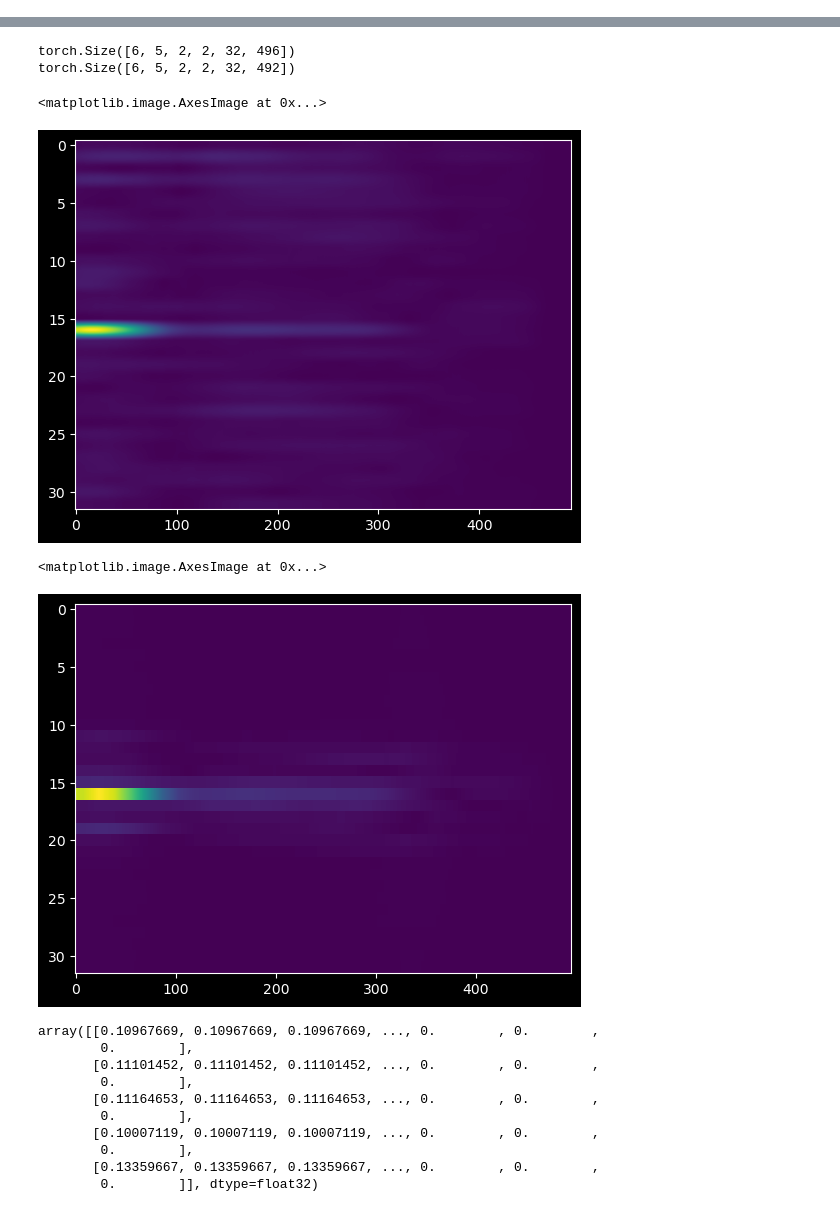
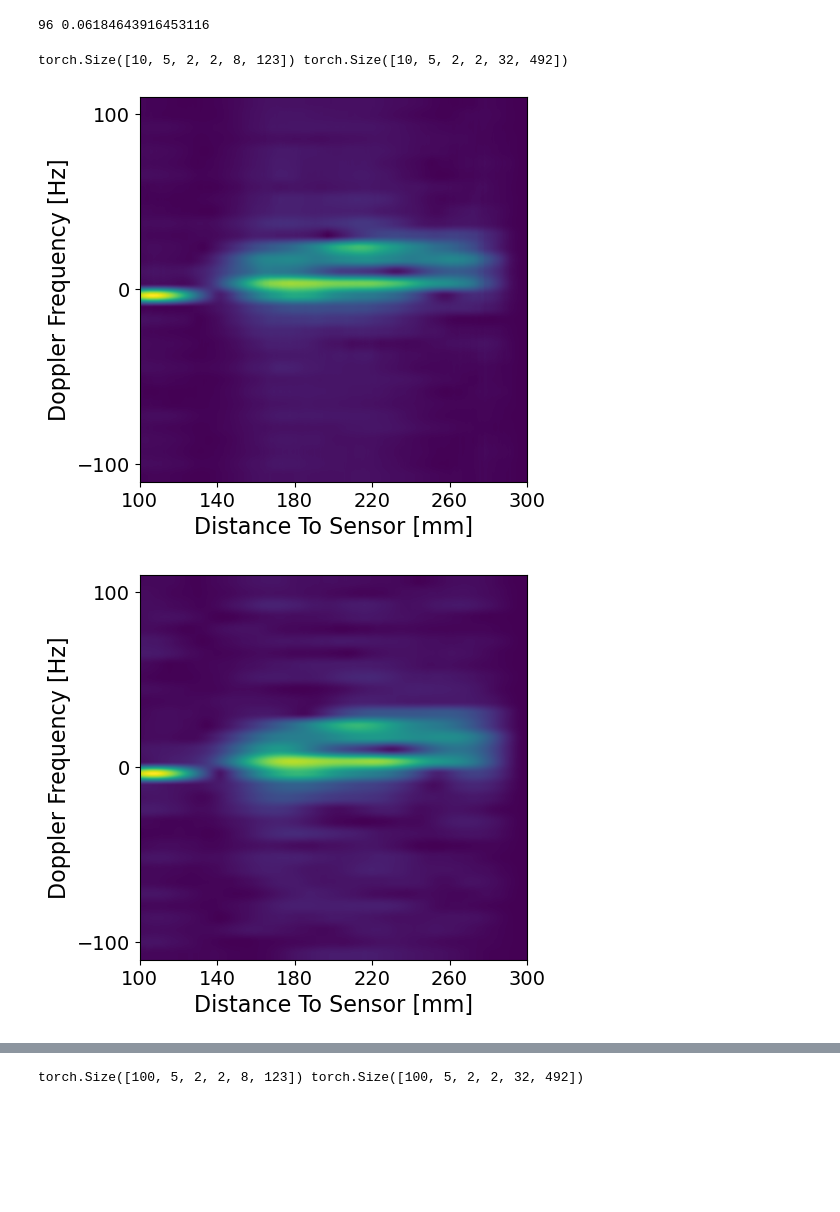
Before and after one commit to NetanelBlumenfeld/Radar-Sr-Classifer, a Jupyter notebook: python/gestures/notebooks/results.ipynb, the cells around one changed output, grey strips where cells are left out. Cells and saved outputs as stored; diff of their text form; code cells hidden in the pictures; blank space fills up the shorter version.

```diff
--- a/python/gestures/notebooks/results.ipynb
+++ b/python/gestures/notebooks/results.ipynb
@@ -37,0 +112,30 @@ data_loader = get_data_loader("sr_classifier", files, 6, gestures, base_dir)
+# %%
+from gestures.network.models.basic_model import BasicModel
+from gestures.network.models.super_resolution.safmn import SAFMN
+
+
+sr_model,_,ep,lo = BasicModel.load_pre_train_model(device=torch.device("cpu"), model_dir=sr_model_path)
+print(ep,lo)
+sr_clas_model,_,ep,lo = BasicModel.load_pre_train_model(device=torch.device("cpu"), model_dir=cr_class_model_path_g1)
+# %% [output]
+96 0.06184643916453116
+# %%
+for x,y in data_loader['val']:
+    lr_imgs = x
+    hr_imgs = y
+    print(lr_imgs.shape, hr_imgs.shape)
+    break
+lr_imgs,hr_imgs = sr_model.reshape_to_model_output(lr_imgs,hr_imgs,torch.device("cpu"))
+sr_img = sr_model(lr_imgs)
+sr_img_dop = dopmap(sr_img)
+hr_img_dop = dopmap(hr_imgs)
+lr_img_dop = dopmap(lr_imgs)
+# %% [output]
+torch.Size([10, 5, 2, 2, 8, 123]) torch.Size([10, 5, 2, 2, 32, 492])
+# %%
+plot_doppler1(sr_img_dop[0].detach())
+plot_doppler1(hr_img_dop[0].detach())
+plot_doppler1(lr_img_dop[0].detach())
+# %% [output]
+[figure, added]
+[figure, added]
@@ -38,36 +143,9 @@ data_loader = get_data_loader("sr_classifier", files, 6, gestures, base_dir)
 # %%
-for x,y in data_loader:
-    print(x.shape)
-    print(y[0].shape)
+for x,y in data_loader['val']:
+    lr_imgs = x
+    hr_imgs = y[0]
+    print(lr_imgs.shape, hr_imgs.shape)
     break
+lr_imgs,hr_imgs = sr_clas_model.reshape_to_model_output(lr_imgs,y,torch.device("cpu"))
 # %% [output]
-torch.Size([6, 5, 2, 2, 32, 496])
-torch.Size([6, 5, 2, 2, 32, 492])
+torch.Size([100, 5, 2, 2, 8, 123]) torch.Size([100, 5, 2, 2, 32, 492])
-# %%
-img = y[0]
-img = RealToComplexBatch()(img)
-img = DopplerMapBatch()(img)
-plt.imshow(img[0,0,0].numpy(), aspect='auto')
-# %% [output]
-<matplotlib.image.AxesImage at 0x...>
-[figure, removed]
-# %%
-x1 = RealToComplexBatch()(x)
-x2 = DopplerMapBatch()(x1)
-plt.imshow(x2[0][0,0].numpy(), aspect='auto')
-# %% [output]
-<matplotlib.image.AxesImage at 0x...>
-[figure, removed]
-# %%
-x2[0][0,0].numpy()[0:5]
-# %% [output]
-array([[0.10967669, 0.10967669, 0.10967669, ..., 0.        , 0.        ,
-        0.        ],
-       [0.11101452, 0.11101452, 0.11101452, ..., 0.        , 0.        ,
-        0.        ],
-       [0.11164653, 0.11164653, 0.11164653, ..., 0.        , 0.        ,
-        0.        ],
-       [0.10007119, 0.10007119, 0.10007119, ..., 0.        , 0.        ,
-        0.        ],
-       [0.13359667, 0.13359667, 0.13359667, ..., 0.        , 0.        ,
-        0.        ]], dtype=float32)
```
Also changed, not shown: parts of 11 cells of this notebook, 11 other files.
